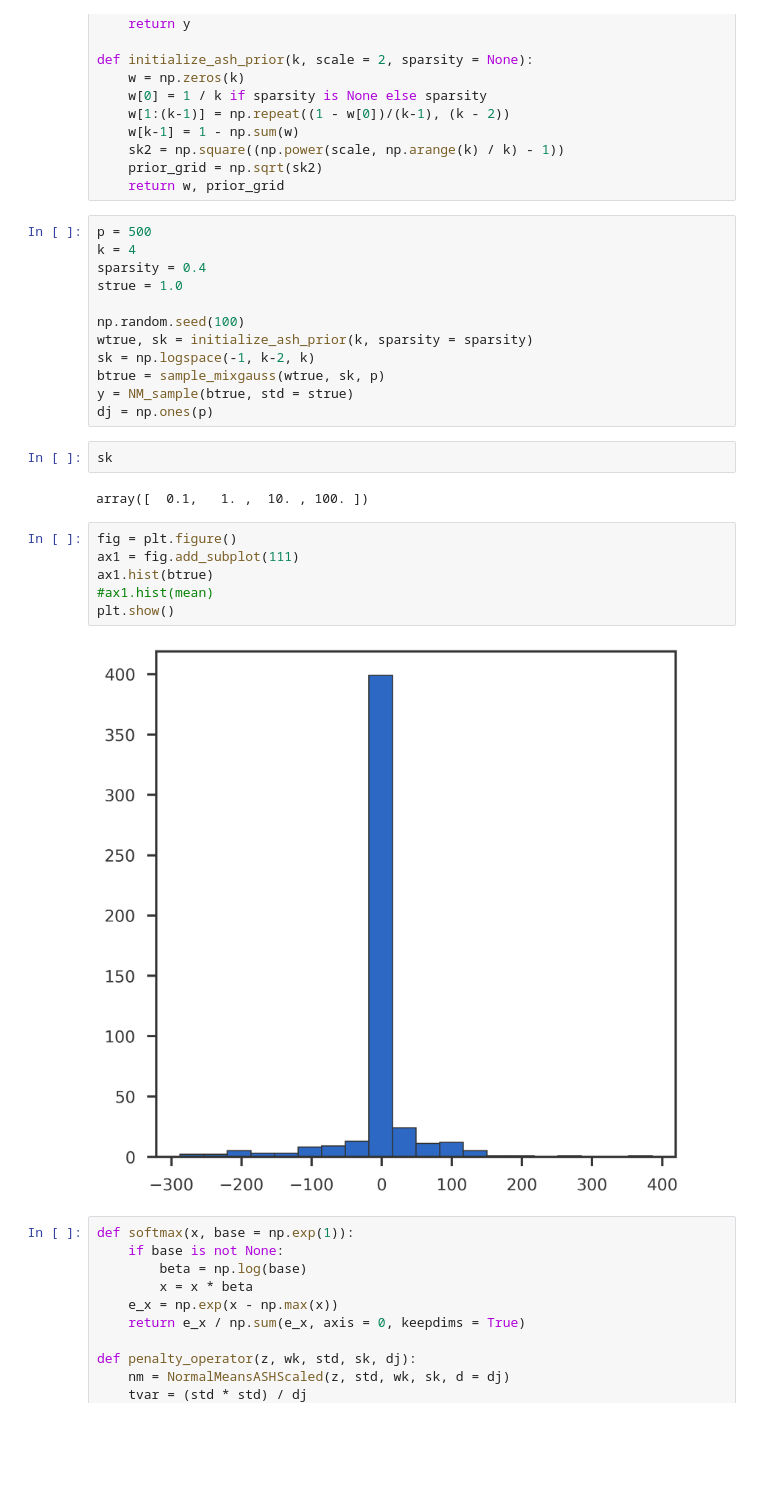
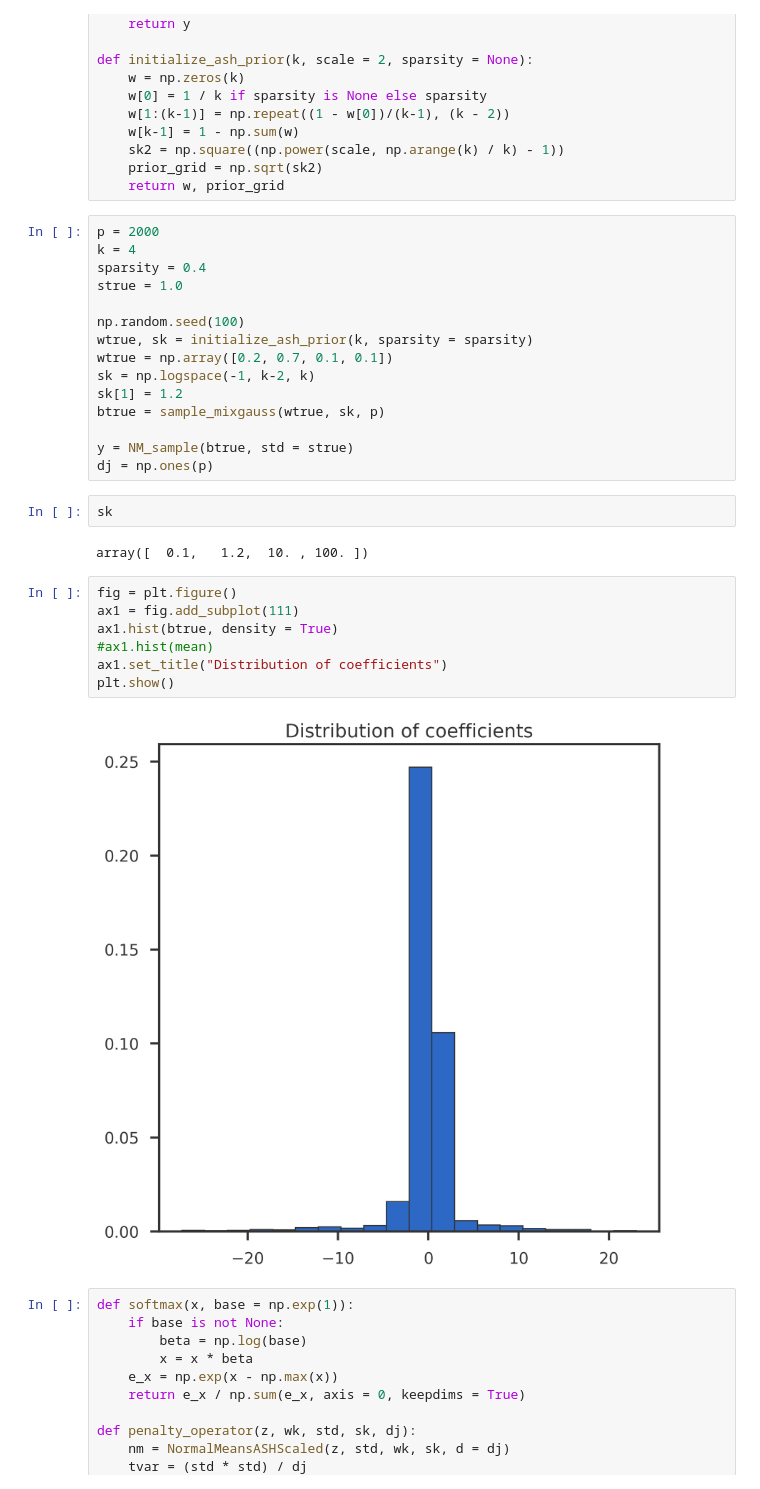
Before and after one commit to banskt/mr-ash-pen-workspace, a Jupyter notebook: notebooks/penalty_optimization/optimization_penalty_function_using_plr.ipynb, the cells around one changed output. Drawn from its saved outputs; the diff is of its cells as text; blank space fills up the shorter version.

```diff
--- a/notebooks/penalty_optimization/optimization_penalty_function_using_plr.ipynb
+++ b/notebooks/penalty_optimization/optimization_penalty_function_using_plr.ipynb
@@ -35,29 +35,33 @@ def initialize_ash_prior(k, scale = 2, sparsity = None):
     prior_grid = np.sqrt(sk2)
     return w, prior_grid
 # %%
-p = 500
+p = 2000
 k = 4
 sparsity = 0.4
 strue = 1.0
 
 np.random.seed(100)
 wtrue, sk = initialize_ash_prior(k, sparsity = sparsity)
+wtrue = np.array([0.2, 0.7, 0.1, 0.1])
 sk = np.logspace(-1, k-2, k)
+sk[1] = 1.2
 btrue = sample_mixgauss(wtrue, sk, p)
+
 y = NM_sample(btrue, std = strue)
 dj = np.ones(p)
 # %%
 sk
 # %% [output]
-array([  0.1,   1. ,  10. , 100. ])
+array([  0.1,   1.2,  10. , 100. ])
 # %%
 fig = plt.figure()
 ax1 = fig.add_subplot(111)
-ax1.hist(btrue)
+ax1.hist(btrue, density = True)
 #ax1.hist(mean)
+ax1.set_title("Distribution of coefficients")
 plt.show()
 # %% [output]
-[figure, old version]
+[figure, new version]
 # %%
 def softmax(x, base = np.exp(1)):
     if base is not None:
```
Also changed, not shown: parts of 10 cells of this notebook, 3 other files.
